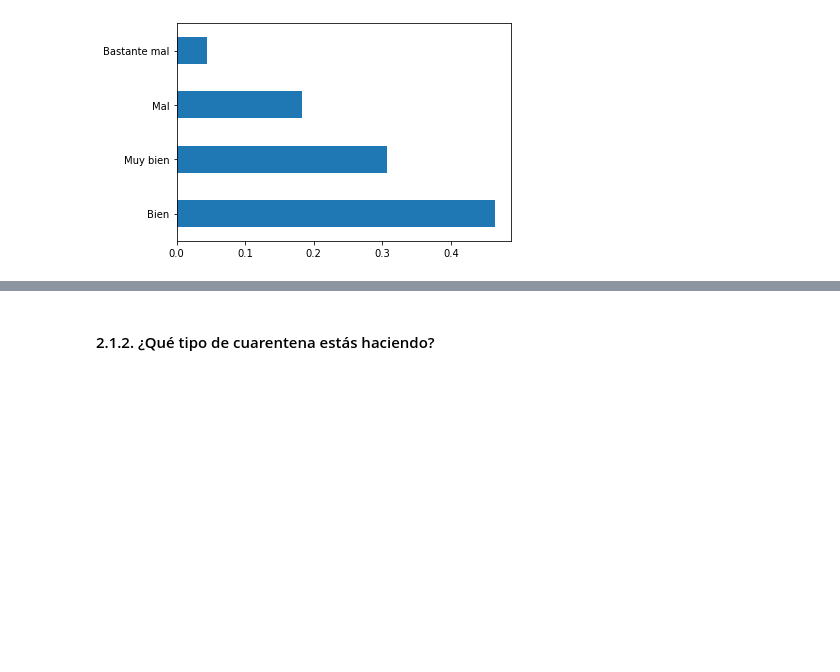
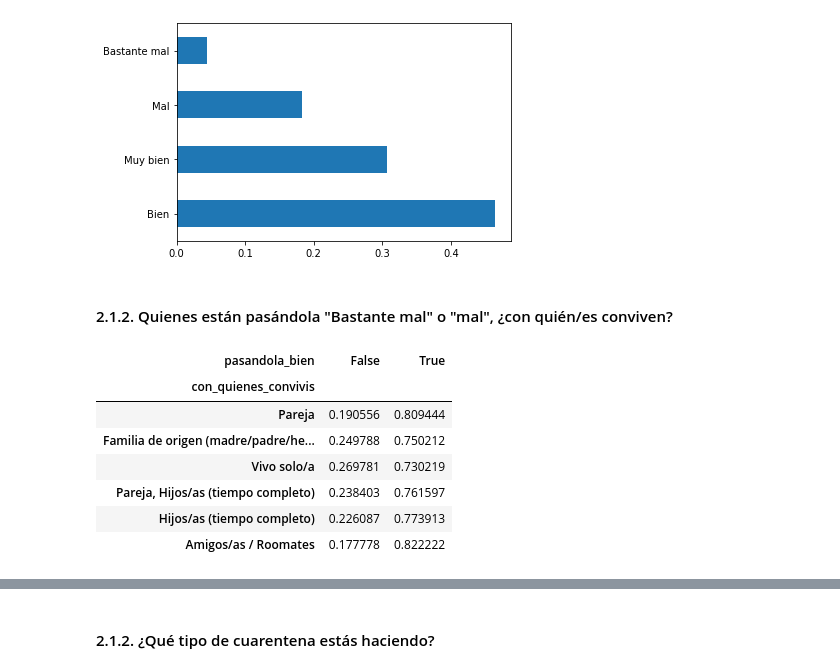
Before and after one commit to SebastianESaavedra/openqube-sueldos, a Jupyter notebook: pipeline/covid-analysis.ipynb, the cells around one changed output, grey strips where cells are left out. Cells and saved outputs as stored; diff of their text form; code cells hidden in the pictures; blank space fills up the shorter version.

```diff
--- a/pipeline/covid-analysis.ipynb
+++ b/pipeline/covid-analysis.ipynb
@@ -216,3 +214,24 @@ gph.plot.barh();
 charts["como_venis_llevando"] = to_rechart(gph)
 # %% [output]
 [figure]
+# %% [markdown]
+#### 2.1.2. Quienes están pasándola "Bastante mal" o "mal", ¿con quién/es conviven?
+# %%
+conv = ["Pareja", "Familia de origen (madre/padre/hermanos/as)", "Vivo solo/a", "Pareja, Hijos/as (tiempo completo)",
+       "Hijos/as (tiempo completo)", "Amigos/as / Roomates"]
+
+aux = df.copy()
+s = aux['pasandola_bien'] = aux['como_venis_llevando_la_cuarentena'].isin([3, 4])
+s = aux.groupby(["pasandola_bien", "con_quienes_convivis"])["con_quienes_convivis"].count().unstack("pasandola_bien").fillna(0).sort_values(by=1, ascending=False)
+
+s = s.query("con_quienes_convivis in @conv")
+s.div(s.sum(axis=1), axis=0)
+# %% [output]
+| pasandola_bien | False | True |
+| con_quienes_convivis |  |  |
+| Pareja | 0.190556 | 0.809444 |
+| Familia de origen (madre/padre/he... | 0.249788 | 0.750212 |
+| Vivo solo/a | 0.269781 | 0.730219 |
+| Pareja, Hijos/as (tiempo completo) | 0.238403 | 0.761597 |
+| Hijos/as (tiempo completo) | 0.226087 | 0.773913 |
+| Amigos/as / Roomates | 0.177778 | 0.822222 |
```
Also changed, not shown: parts of 9 cells of this notebook.
